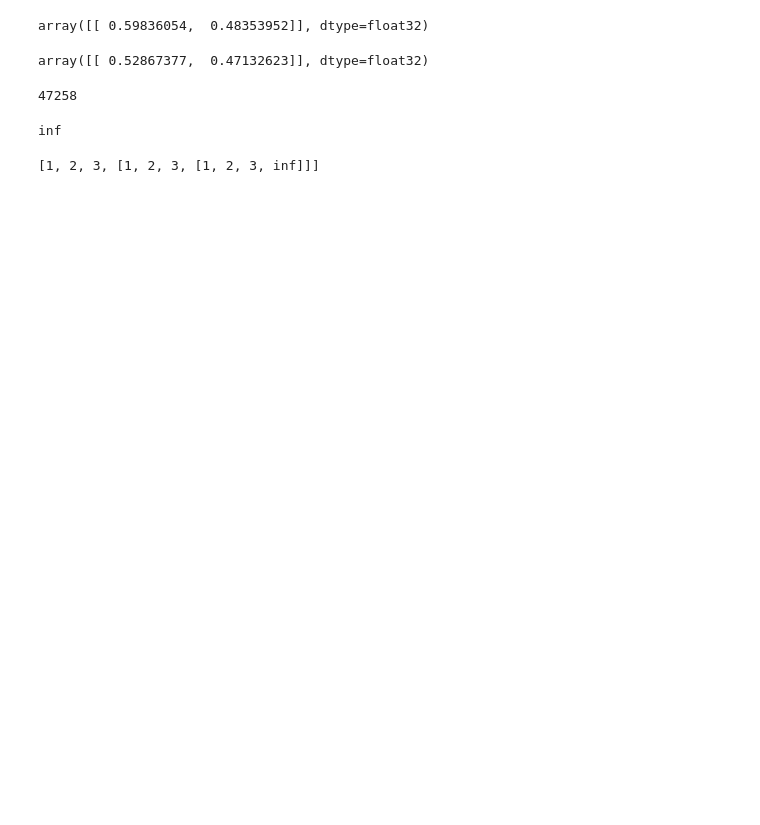
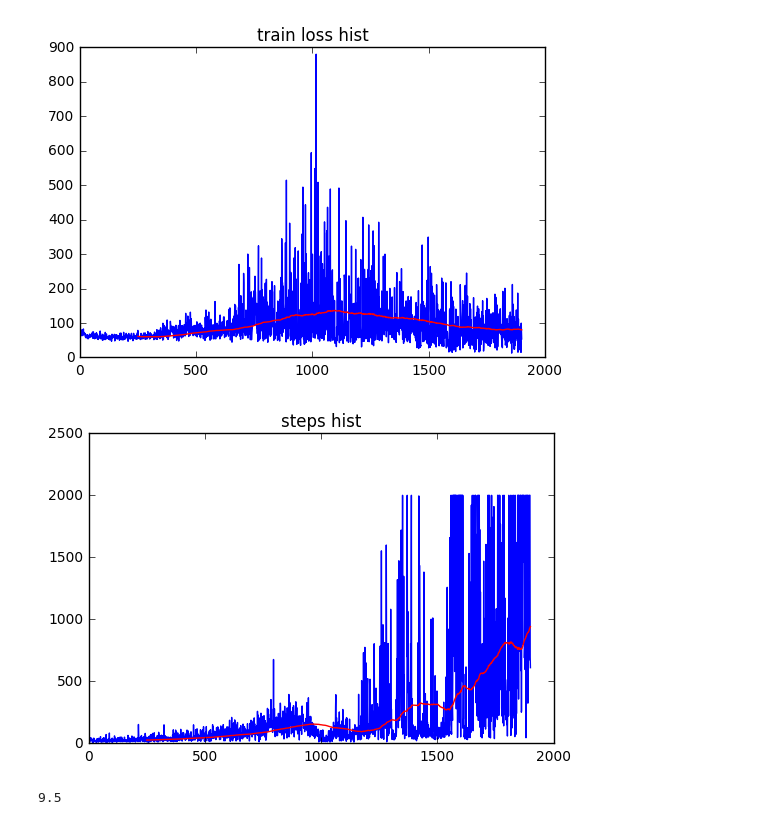
Before and after one commit to mkowoods/open-ai-gym, a Jupyter notebook: cartpole - dqn.ipynb, the cells around one changed output. Saved outputs shown, nothing was run; the diff lists cells and outputs as text; code cells hidden in the pictures; blank space fills up the shorter version.

```diff
--- a/cartpole - dqn.ipynb
+++ b/cartpole - dqn.ipynb
@@ -67,8 +95,9 @@ max_prob_eps_mean = []
 max_prob_eps_std = []
 mean_advantage = []
 # %%
-num_episodes = 1
-gamma = 0.97
+num_episodes = 7501
+report_interval = 100
+stopping_steps = 1000
 
 softmax = lambda np_arr : np.exp(np_arr)/np.sum(np.exp(np_arr))
 
@@ -88,7 +117,7 @@ for episode in range(num_episodes):
         q_est_softmax = softmax(q_est)
         max_prob.append(q_est_softmax.max())
         action = np.random.choice([0, 1], p = q_est_softmax)
-        print action, q_est_softmax
+        #print action, q_est_softmax
         next_obs, reward, is_done, _ = env.step(action)
 
         unk_future_reward = None
@@ -96,14 +125,14 @@ for episode in range(num_episodes):
         total_reward += reward
         total_steps += 1.0
         obs = next_obs
-        if is_done:
+        if is_done or total_steps > stopping_steps * 2:
             break
-
+    #print total_steps
     future_rewards = []
     cumm_reward = 0.0
     for idx, trans in enumerate(episode_history[::-1]):
-        total_steps, obs, action, reward, is_done, next_obs, future_reward = trans
-        cumm_reward += (gamma**idx) * reward
+        _, obs, action, reward, is_done, next_obs, future_reward = trans
+        cumm_reward += (GAMMA**idx) * reward
         future_rewards.append(cumm_reward)
     future_rewards = np.array(future_rewards[::-1]) #go through the array in reverse and then flip it back at then end
     fr_mu, fr_sigma = future_rewards.mean(), future_rewards.std()
@@ -111,12 +140,28 @@ for episode in range(num_episodes):
 
     for trans, future_reward in zip(episode_history, future_rewards):
         trans[-1] = future_reward
-        print trans[0], trans[2], trans[3], trans[4], trans[-1]
+        #print trans[0], trans[2], trans[3], trans[4], trans[-1]
+        MemoryReplay.add_observation(*trans)
 
+
+    train_loss = MemoryReplay.train(sess)
 
     #load monitoring dbs
     max_prob_eps_mean.append(np.array(max_prob).mean())
     max_prob_eps_std.append(np.array(max_prob).std())
     reward_hist.append( total_reward )
     steps_hist.append( total_steps )
+    train_loss_hist.append(train_loss)
+    TOTAL_NUMBER_OF_TRAINING_EPISODES += 1
+
+    if episode % report_interval == 0:
+        tot =  TOTAL_NUMBER_OF_TRAINING_EPISODES
+        avg_steps = np.mean(steps_hist[-report_interval:])
+        avg_loss = np.mean(train_loss_hist[-report_interval:])
+        print 'total_num_training', tot , 'epsiode', episode, 'steps', avg_steps, 'loss', avg_loss
+
+    #stop
+    if avg_steps > stopping_steps:
+        print 'max performance with avg steps', avg_steps
+        break
 # %% [output]
@@ -159,21 +185,17 @@ print np.expand_dims(obs, axis=1)
-# %%
-q_est
-# %% [output]
-array([[ 0.59836054,  0.48353952]], dtype=float32)
-# %%
-softmax = lambda np_arr : np.exp(np_arr)/np.sum(np.exp(np_arr))
-softmax(q_est)
-# %% [output]
-array([[ 0.52867377,  0.47132623]], dtype=float32)
-# %%
-sum([ np.random.choice([0, 1], p = softmax(q_est[0])) for _ in range(100000)])
-# %% [output]
-47258
-# %%
-np.inf
-# %% [output]
-inf
-# %%
-[1,2, 3, _]
-# %% [output]
-[1, 2, 3, [1, 2, 3, [1, 2, 3, inf]]]
+# %%
+plt.title("train loss hist")
+plt.plot(train_loss_hist)
+plt.plot([None]*250 + [np.mean(train_loss_hist[i-250 : i]) for i in range(250, len(train_loss_hist))], c = "red")
+plt.show()
+
+plt.title("steps hist")
+plt.plot(steps_hist)
+plt.plot([None]*250 + [np.mean(steps_hist[i-250:i]) for i in range(250, len(steps_hist))], c = "red")
+plt.show()
+# %% [output]
+[figure, added]
+[figure, added]
+# %%
+np.mean(range(20))
+# %% [output]
+9.5
```
Also changed, not shown: parts of 9 cells of this notebook, 2 other files.
